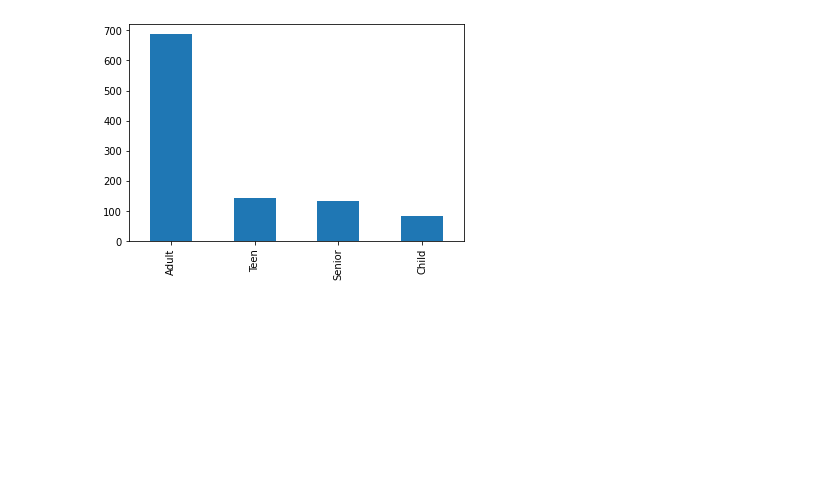
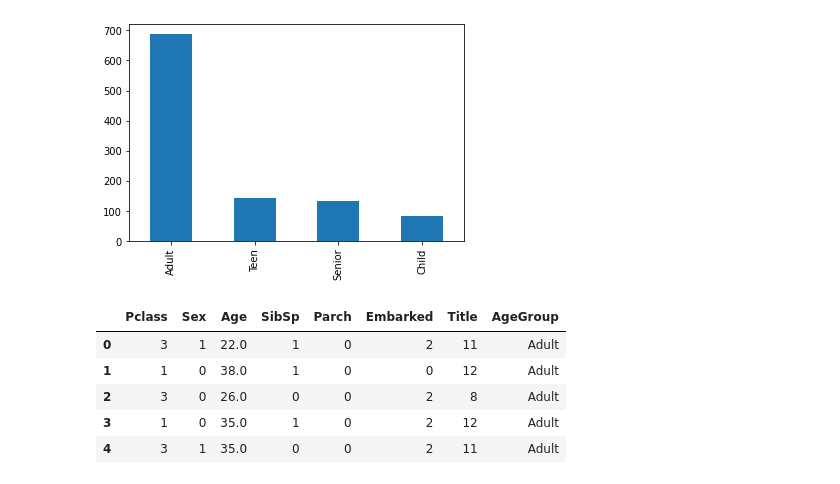
Before and after one commit to sandergs92/dmt-assignment-1, a Jupyter notebook: assignment_2/notebook_2.ipynb, the cells around one changed output. Drawn from its saved outputs; the diff is of its cells as text; code cells hidden in the pictures; blank space fills up the shorter version.

```diff
--- a/assignment_2/notebook_2.ipynb
+++ b/assignment_2/notebook_2.ipynb
@@ -231,3 +239,12 @@ max        80.000000
 Name: Age, dtype: float64
 <AxesSubplot:>
 [figure]
+# %%
+new_df.head()
+# %% [output]
+|  | Pclass | Sex | Age | SibSp | Parch | Embarked | Title | AgeGroup |
+| 0 | 3 | 1 | 22.0 | 1 | 0 | 2 | 11 | Adult |
+| 1 | 1 | 0 | 38.0 | 1 | 0 | 0 | 12 | Adult |
+| 2 | 3 | 0 | 26.0 | 0 | 0 | 2 | 8 | Adult |
+| 3 | 1 | 0 | 35.0 | 1 | 0 | 2 | 12 | Adult |
+| 4 | 3 | 1 | 35.0 | 0 | 0 | 2 | 11 | Adult |
```
Also changed, not shown: parts of 3 cells of this notebook.
